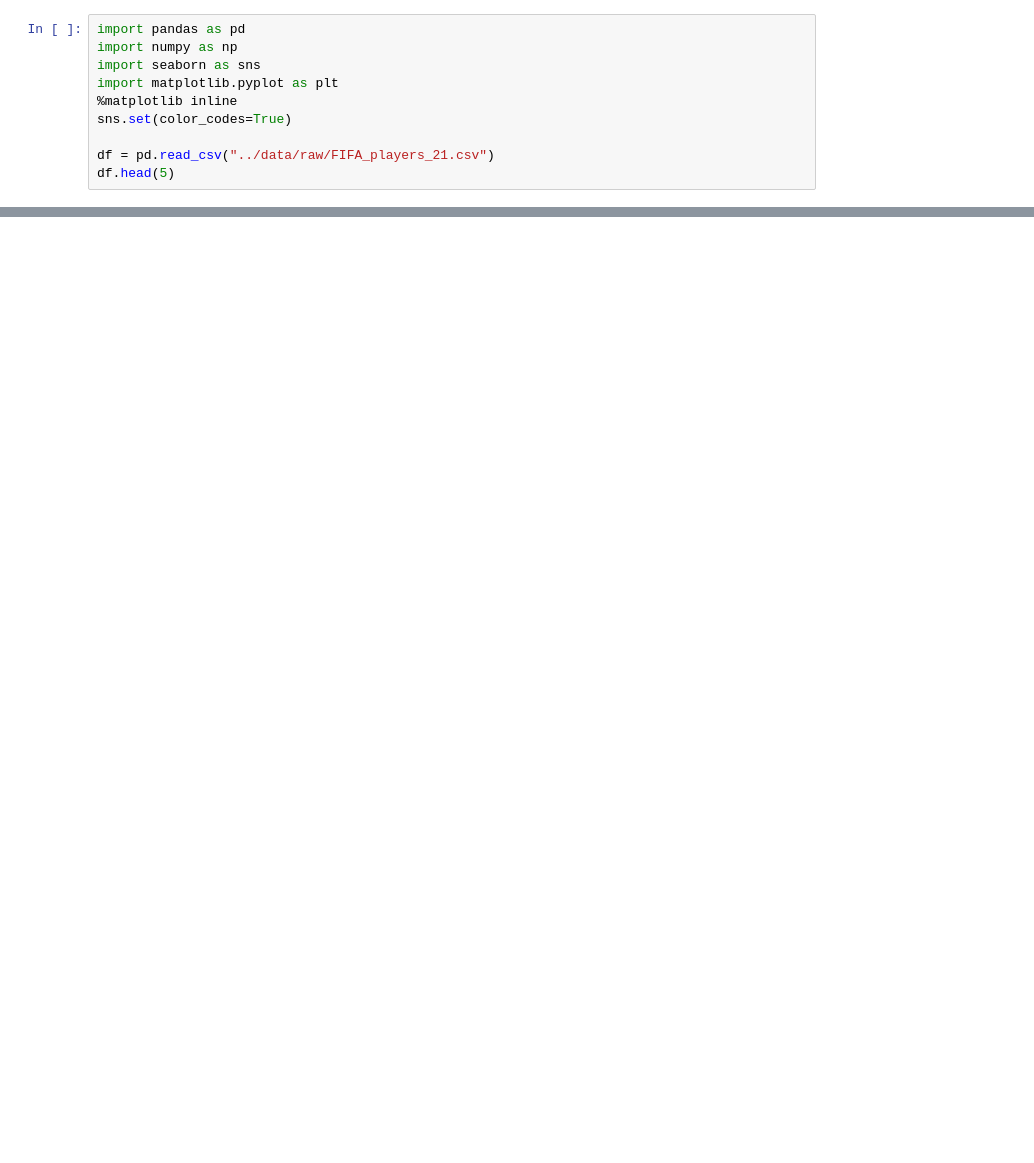
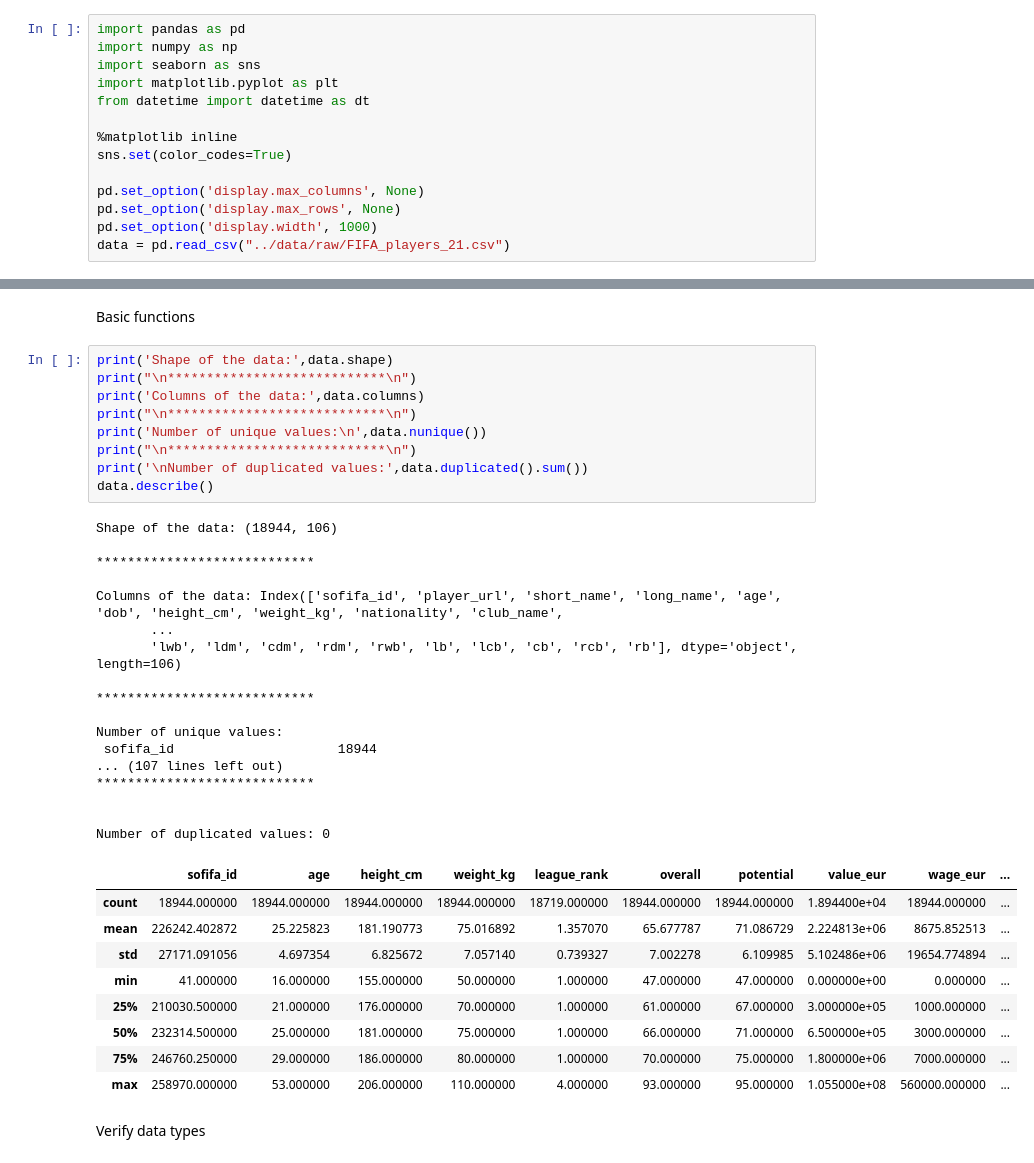
Before and after one commit to CDCSteki/data-science-internship, a Jupyter notebook: notebooks/week1_data_exploration.ipynb, the cells around one changed output, grey strips where cells are left out. Cells and saved outputs as stored; diff of their text form; blank space fills up the shorter version.

```diff
--- a/notebooks/week1_data_exploration.ipynb
+++ b/notebooks/week1_data_exploration.ipynb
@@ -3,8 +6,12 @@ import pandas as pd
 import numpy as np
 import seaborn as sns
 import matplotlib.pyplot as plt
+from datetime import datetime as dt
+
 %matplotlib inline
 sns.set(color_codes=True)
 
-df = pd.read_csv("../data/raw/FIFA_players_21.csv")
-df.head(5)
+pd.set_option('display.max_columns', None)
+pd.set_option('display.max_rows', None)
+pd.set_option('display.width', 1000)
+data = pd.read_csv("../data/raw/FIFA_players_21.csv")
@@ -18,0 +18,40 @@ df.head(5)
+# %% [markdown]
+Basic functions
+# %%
+print('Shape of the data:',data.shape)
+print("\n****************************\n")
+print('Columns of the data:',data.columns)
+print("\n****************************\n")
+print('Number of unique values:\n',data.nunique())
+print("\n****************************\n")
+print('\nNumber of duplicated values:',data.duplicated().sum())
+data.describe()
+# %% [output]
+Shape of the data: (18944, 106)
+
+****************************
+
+Columns of the data: Index(['sofifa_id', 'player_url', 'short_name', 'long_name', 'age', 'dob', 'height_cm', 'weight_kg', 'nationality', 'club_name',
+       ...
+       'lwb', 'ldm', 'cdm', 'rdm', 'rwb', 'lb', 'lcb', 'cb', 'rcb', 'rb'], dtype='object', length=106)
+
+****************************
+
+Number of unique values:
+ sofifa_id                     18944
+... (107 lines left out)
+****************************
+
+
+Number of duplicated values: 0
+|  | sofifa_id | age | height_cm | weight_kg | league_rank | overall | potential | value_eur | wage_eur | ... |
+| count | 18944.000000 | 18944.000000 | 18944.000000 | 18944.000000 | 18719.000000 | 18944.000000 | 18944.000000 | 1.894400e+04 | 18944.000000 | ... |
+| mean | 226242.402872 | 25.225823 | 181.190773 | 75.016892 | 1.357070 | 65.677787 | 71.086729 | 2.224813e+06 | 8675.852513 | ... |
+| std | 27171.091056 | 4.697354 | 6.825672 | 7.057140 | 0.739327 | 7.002278 | 6.109985 | 5.102486e+06 | 19654.774894 | ... |
+| min | 41.000000 | 16.000000 | 155.000000 | 50.000000 | 1.000000 | 47.000000 | 47.000000 | 0.000000e+00 | 0.000000 | ... |
+| 25% | 210030.500000 | 21.000000 | 176.000000 | 70.000000 | 1.000000 | 61.000000 | 67.000000 | 3.000000e+05 | 1000.000000 | ... |
+| 50% | 232314.500000 | 25.000000 | 181.000000 | 75.000000 | 1.000000 | 66.000000 | 71.000000 | 6.500000e+05 | 3000.000000 | ... |
+| 75% | 246760.250000 | 29.000000 | 186.000000 | 80.000000 | 1.000000 | 70.000000 | 75.000000 | 1.800000e+06 | 7000.000000 | ... |
+| max | 258970.000000 | 53.000000 | 206.000000 | 110.000000 | 4.000000 | 93.000000 | 95.000000 | 1.055000e+08 | 560000.000000 | ... |
+# %% [markdown]
+Verify data types
```
Also changed, not shown: parts of 19 cells of this notebook, 1 other file.
